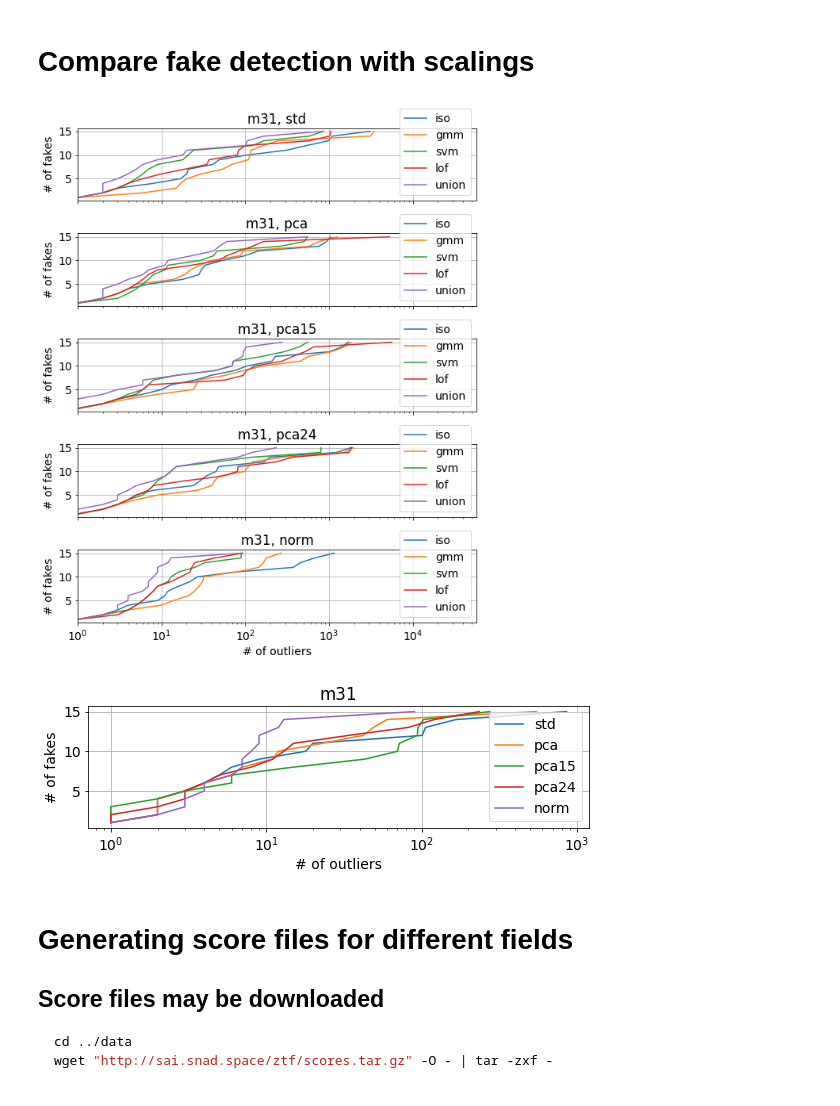
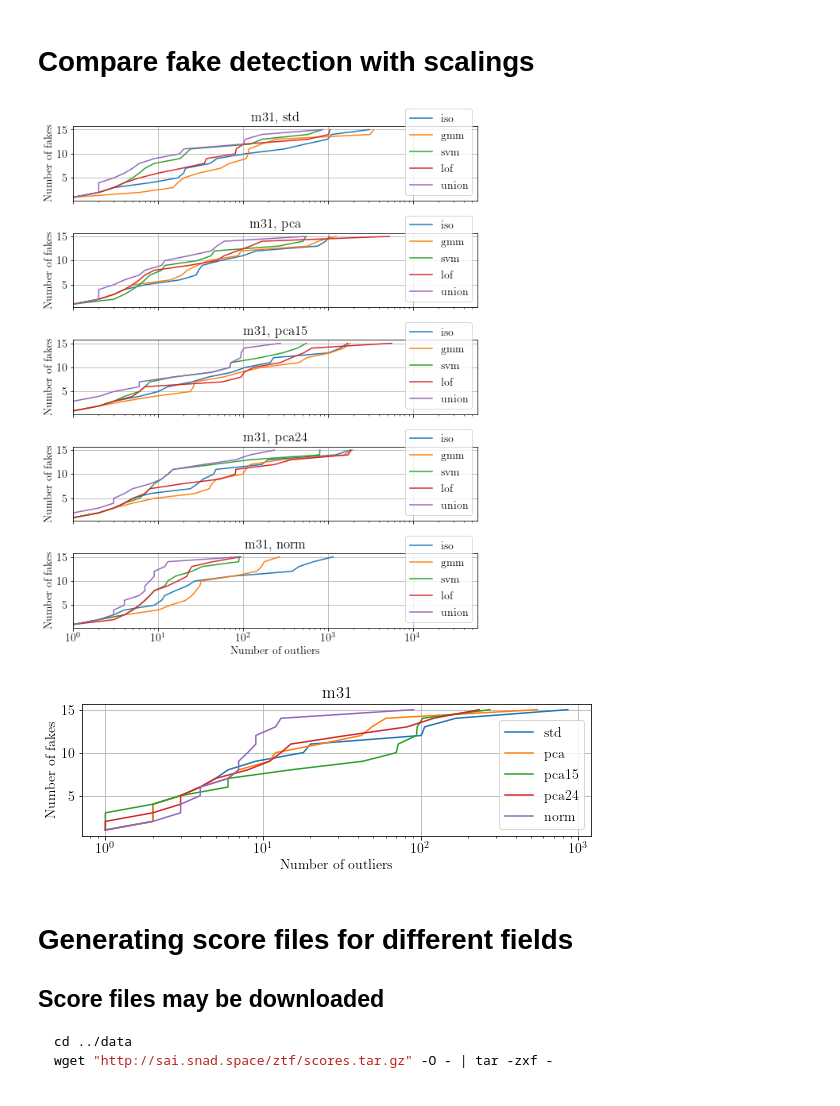
Before and after one commit to snad-space/zwad, a Jupyter notebook: notebooks/fakes_and_scores.ipynb, the cells around one changed output. Cells and saved outputs as stored; diff of their text form; code cells hidden in the pictures.

```diff
--- a/notebooks/fakes_and_scores.ipynb
+++ b/notebooks/fakes_and_scores.ipynb
@@ -15,6 +15,9 @@ from functools import lru_cache, reduce
 from zwad.ad import ZtfAnomalyDetector
 
 
+matplotlib.rcParams['text.usetex'] = True
+matplotlib.rcParams['font.family'] = 'serif'
+matplotlib.rcParams['pgf.rcfonts'] = True
 matplotlib.rcParams['font.size'] = 14
 
 
@@ -43,6 +46,11 @@ algo_paper_names = {
     'lof': 'LOF',
     'union': 'union',
 }
+field_paper_names = {
+    'm31': r'\textsc{M\,31}',
+    'deep': r'\textsc{Deep}',
+    'disk': r'\textsc{Disk}',
+}
 # %% [markdown]
 
 # Contents
@@ -147,36 +155,36 @@ for scaling in scalings:
 # %%
 # Plot the fake curves
 
 field = 'm31'
 oid_len = os.stat(os.path.join(data_dir, 'oid_m31.dat')).st_size // 8
 fig1, ax = plt.subplots(nrows=len(scalings), sharex=True, figsize=(8, 10))
 fig2, bx = plt.subplots(figsize=(8, 3))
 for i, scaling in enumerate(scalings):
     scores_dir = os.path.join(data_dir, 'scores_' + scaling)
     fake_tables = make_fake_tables(scores_dir, fake_dir, field, algos_for_fields[field])
 
     for algo, fake_table in fake_tables.items():
         ax[i].plot(fake_table['order'] + 1, np.arange(len(fake_table)) + 1, label=algo)
 
-    ax[i].set(title='{}, {}'.format(field, scaling), ylabel='# of fakes')
+    ax[i].set(title='{}, {}'.format(field, scaling), ylabel='Number of fakes')
     ax[i].set(xscale='log', xlim=[1, oid_len])
     ax[i].legend(loc='lower right')
     ax[i].grid()
 
     fake_table = fake_tables['union']
     bx.plot(fake_table['order'] + 1, np.arange(len(fake_table)) + 1, label=scaling)
 #    display(pd.DataFrame({k: v['name'] for k, v in algo_to_fakes.items()}))
 
-ax[-1].set(xlabel='# of outliers')
+ax[-1].set(xlabel='Number of outliers')
 fig1.tight_layout()
 
-bx.set(title='m31', ylabel='# of fakes', xlabel='# of outliers', xscale='log')
+bx.set(title='m31', ylabel='Number of fakes', xlabel='Number of outliers', xscale='log')
 bx.legend(loc='lower right')
 bx.grid()
 fig2.tight_layout()
 # %% [output]
-[figure, old version]
+[figure, new version]
-[figure, old version]
+[figure, new version]
 # %% [markdown]
 # Generating score files for different fields
 
```
Also changed, not shown: parts of 2 cells of this notebook, 3 other files.
